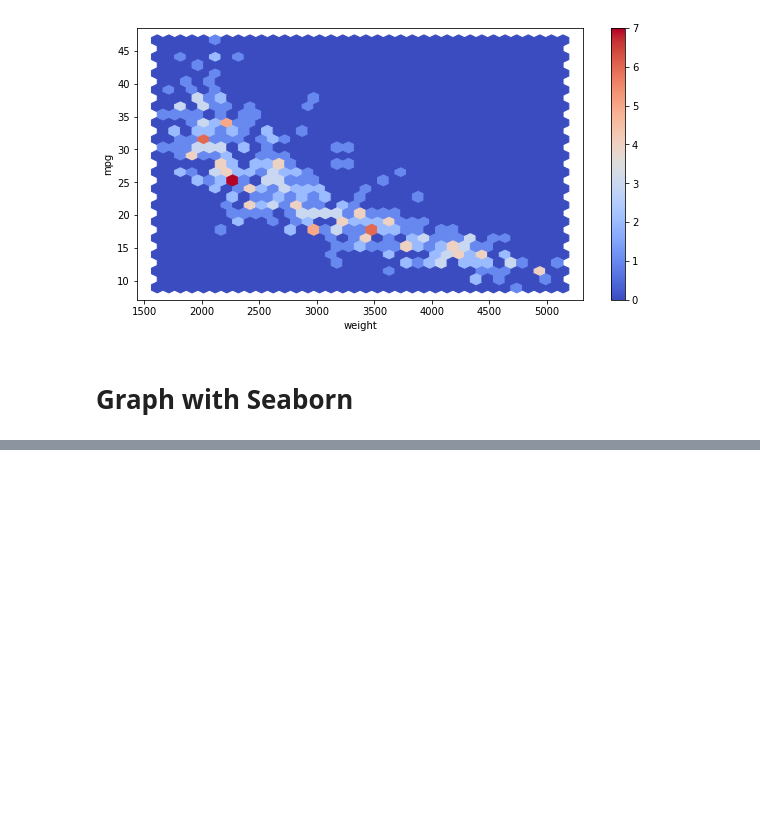
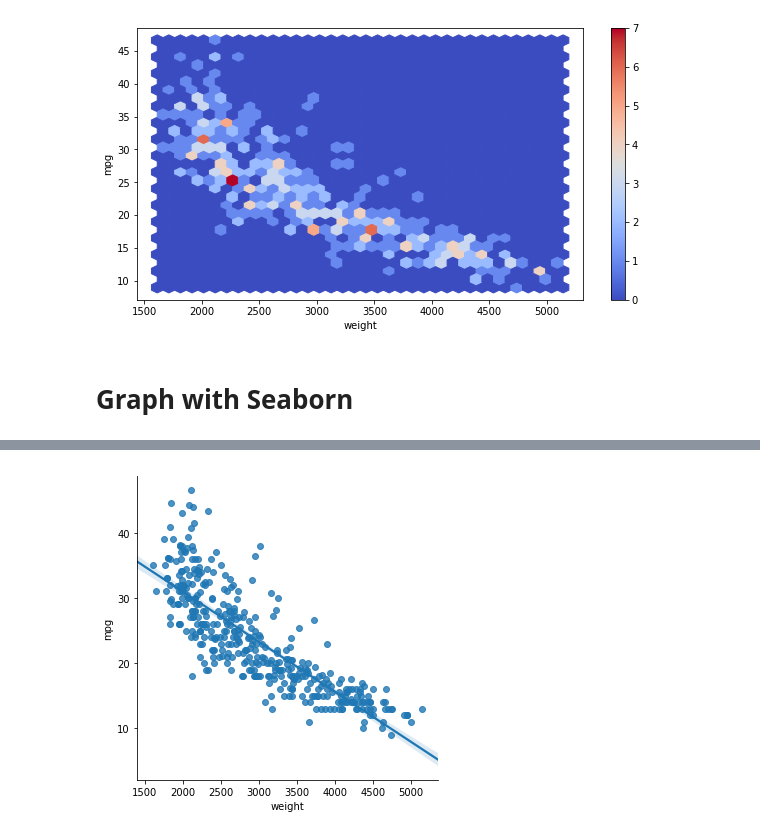
Before and after one commit to KrishnKrPatel/data_preprocessing, a Jupyter notebook: graph.ipynb, the cells around one changed output, grey strips where cells are left out. Cells and saved outputs as stored; diff of their text form; code cells hidden in the pictures; blank space fills up the shorter version.

```diff
--- a/graph.ipynb
+++ b/graph.ipynb
@@ -81,0 +95,5 @@ plt.show()
+# %%
+sns.lmplot('weight','mpg',data=df)
+plt.show()
+# %% [output]
+[figure, added]
```
Also changed, not shown: parts of 16 cells of this notebook.
